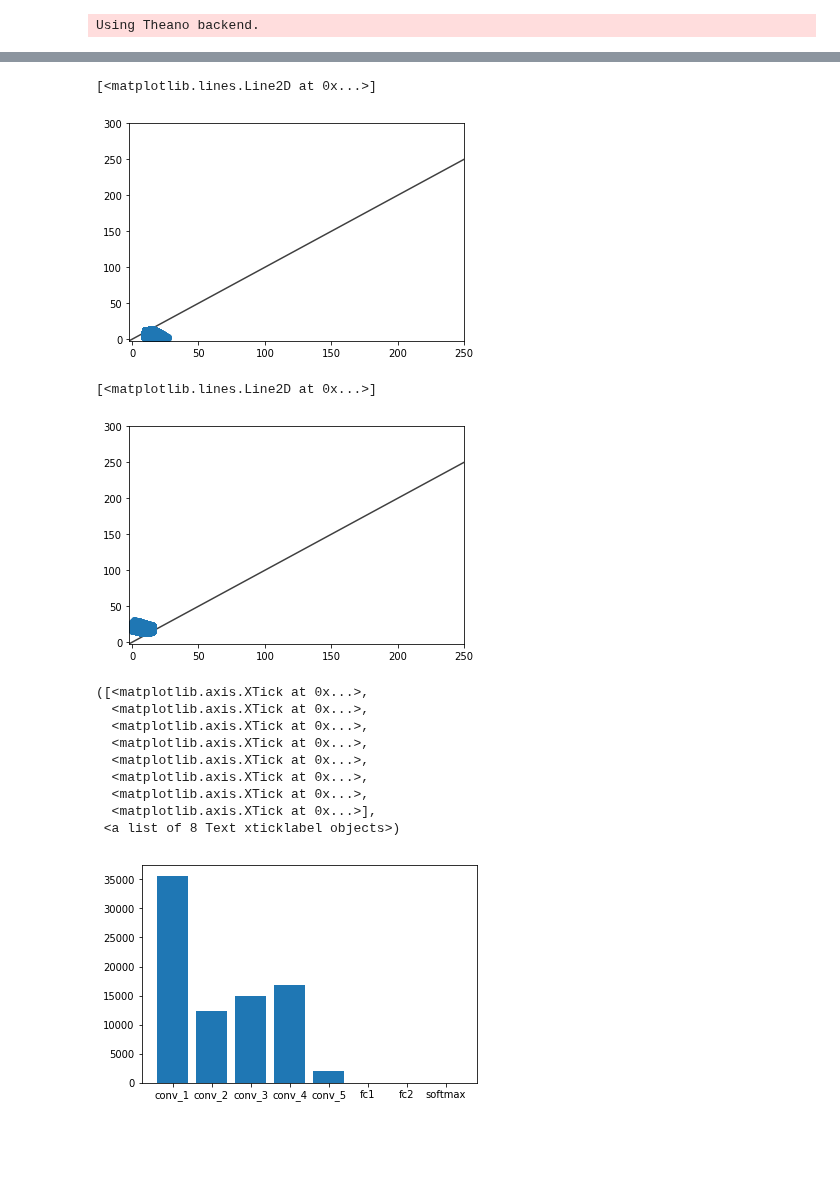
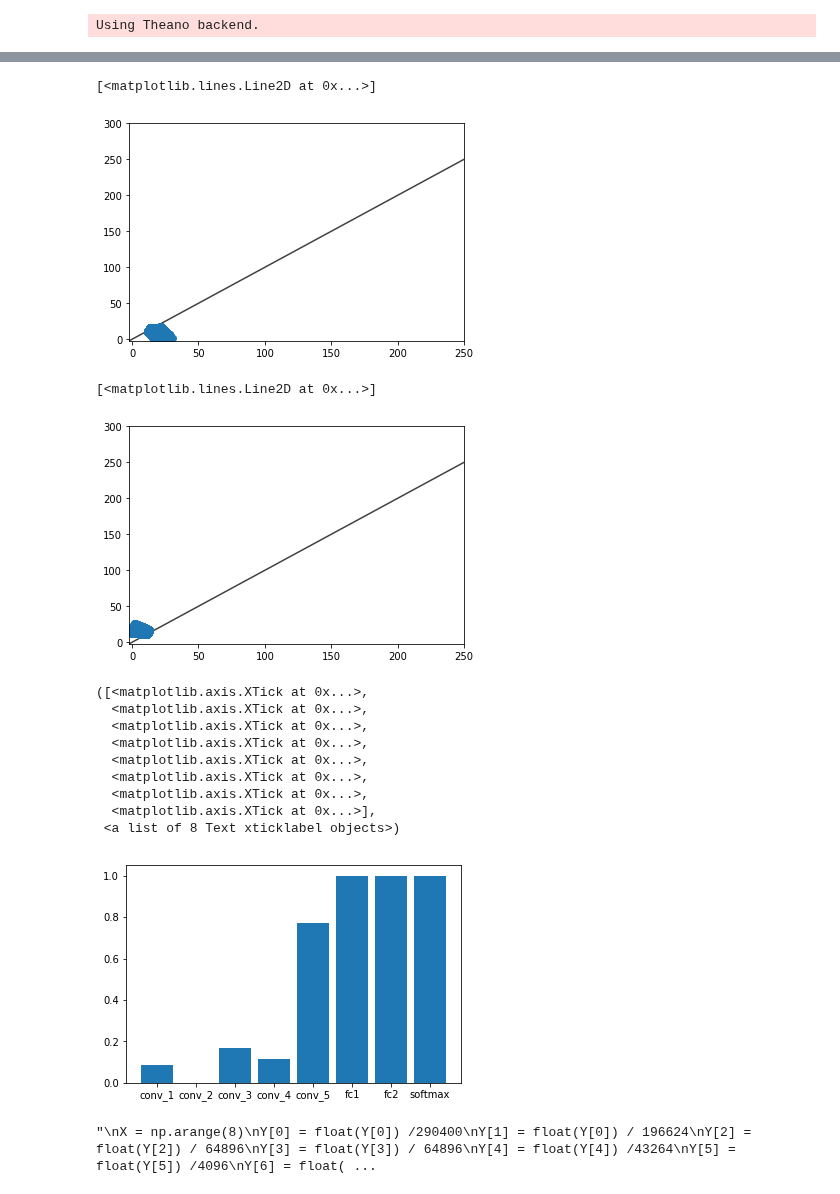
Before and after one commit to SNaGLab/Cognitive-Parcellation, a Jupyter notebook: code/models/alexnet_step_2.ipynb, the cells around one changed output, grey strips where cells are left out. Drawn from its saved outputs; the diff is of its cells as text; code cells hidden in the pictures; blank space fills up the shorter version.

Commit message:
92_image RSA complete

```diff
--- a/code/models/alexnet_step_2.ipynb
+++ b/code/models/alexnet_step_2.ipynb
@@ -374,11 +374,3 @@ def top5accuracy(true, predicted):
     error = 1.0 - counter/float(len(result))
     #print len(np.where(np.asarray(result) == 1)[0])
     return len(np.where(np.asarray(result) == 1)[0]), error
-# %%
-#Loading the picke files
-k = 4
-result ={}
-for i in range(1,k+1,1):
-    name = '../../data/pkl/scree_fold_'+str(i)+'.pickle'
-    with open(name,"rb") as f:
-        result[i] = pickle.load(f)
@@ -491 +377,15 @@ print max(Y), Y.index(max(Y)) + 1
+# %%
+#Testing on test data{
+data_path = '../../data/pkl/'
+classes = ['animate','inanimate']
+
+result = {}
+
+with open(data_path+classes[0]+'_test.pkl') as f:
+    X_fold = pickle.load(f)
+with open(data_path+classes[1]+'_test.pkl') as f:
+    y_fold = pickle.load(f)
+
+
+X = np.column_stack((X_fold,y_fold))
 # %%
@@ -632,6 +524,6 @@ lims = [
 # %%
 fig, ax = plt.subplots()
-label_loc = np.where(pred==11)[0]
+label_loc = np.where(pred==ana)[0]
 Z = X[label_loc]
 plt.scatter(Z[:,0],Z[:,1])
 plt.xlim([-2.2,250])
@@ -645,10 +537,10 @@ lims = [
 ax.plot(lims, lims, 'k-', alpha=0.75, zorder=0)
 # %% [output]
 [<matplotlib.lines.Line2D at 0x...>]
-[figure, old version]
+[figure, new version]
 # %%
 fig, ax = plt.subplots()
-label_loc = np.where(pred==8)[0]
+label_loc = np.where(pred==ina)[0]
 Z = X[label_loc]
 plt.scatter(Z[:,0],Z[:,1])
 plt.xlim([-2.2,250])
@@ -662,42 +554,66 @@ lims = [
 ax.plot(lims, lims, 'k-', alpha=0.75, zorder=0)
 # %% [output]
 [<matplotlib.lines.Line2D at 0x...>]
-[figure, old version]
+[figure, new version]
 # %%
-label_loc = np.where(pred==11)[0]
+label_loc = np.where(pred==7)[0]
 X = np.arange(8)
 Y = np.zeros((8,))
 
 for i in label_loc:
     if i in range(0,290400):
         Y[0] += 1
-    elif i in range(29400,477024):
+    elif i in range(290400,477024):
         Y[1] += 1
     elif i in range(477024,541920):
         Y[2] += 1
     elif i in range(541920,606816):
         Y[3] += 1
-    elif i in range(606816,650000):
+    elif i in range(606816,650080):
         Y[4] += 1
-    elif i in range(650000,654176):
+    elif i in range(650080,654176):
         Y[5] += 1
     elif i in range(654176,658272):
         Y[6] += 1
     elif i in range(658272,659272):
         Y[7] += 1
     else:
         print i
+Y[0] = float(Y[0]) /290400
+Y[1] = float(Y[0]) / 196624
+Y[2] = float(Y[2]) / 64896
+Y[3] = float(Y[3]) / 64896
+Y[4] = float(Y[4]) /43264
+Y[5] = float(Y[5]) /4096
+Y[6] = float(Y[6]) /4096
+Y[7] = float(Y[7]) /1000
 plt.bar(X,Y)
 plt.xticks(X, ('conv_1', 'conv_2', 'conv_3', 'conv_4','conv_5','fc1','fc2','softmax'))
 # %% [output]
 ([<matplotlib.axis.XTick at 0x...>,
   <matplotlib.axis.XTick at 0x...>,
   <matplotlib.axis.XTick at 0x...>,
   <matplotlib.axis.XTick at 0x...>,
   <matplotlib.axis.XTick at 0x...>,
   <matplotlib.axis.XTick at 0x...>,
   <matplotlib.axis.XTick at 0x...>,
   <matplotlib.axis.XTick at 0x...>],
  <a list of 8 Text xticklabel objects>)
-[figure, old version]
+[figure, new version]
+# %%
+'''
+X = np.arange(8)
+Y[0] = float(Y[0]) /290400
+Y[1] = float(Y[0]) / 196624
+Y[2] = float(Y[2]) / 64896
+Y[3] = float(Y[3]) / 64896
+Y[4] = float(Y[4]) /43264
+Y[5] = float(Y[5]) /4096
+Y[6] = float(Y[6]) /4096
+Y[7] = float(Y[7]) /1000
+plt.bar(X,Y)
+plt.xticks(X, ('conv_1', 'conv_2', 'conv_3', 'conv_4','conv_5','fc1','fc2','softmax'))
+'''
+# %% [output]
+"\nX = np.arange(8)\nY[0] = float(Y[0]) /290400\nY[1] = float(Y[0]) / 196624\nY[2] = float(Y[2]) / 64896\nY[3] = float(Y[3]) / 64896\nY[4] = float(Y[4]) /43264\nY[5] = float(Y[5]) /4096\nY[6] = float( ...
 # %%
```
Also changed, not shown: parts of 11 cells of this notebook, 5 other files.
